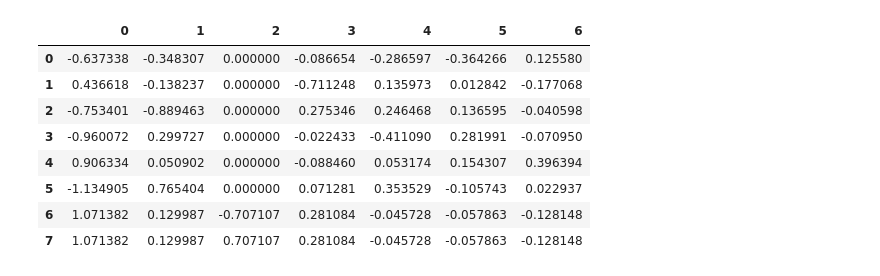
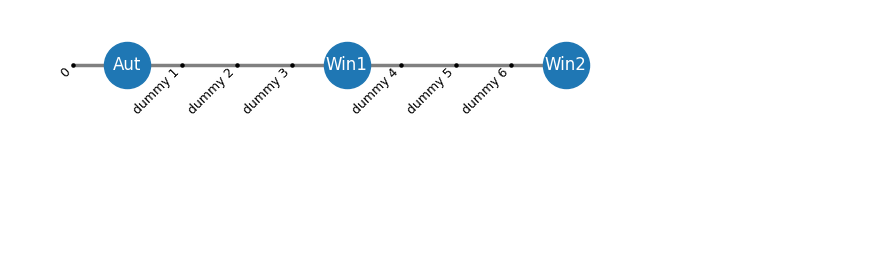
Before and after one commit to polimatt/MChem, a Jupyter notebook: multivariate_analysis/aem.ipynb, the cells around one changed output. Drawn from its saved outputs; the diff is of its cells as text; code cells hidden in the pictures; blank space fills up the shorter version.

```diff
--- a/multivariate_analysis/aem.ipynb
+++ b/multivariate_analysis/aem.ipynb
@@ -29,12 +18,0 @@ eigvals, proportion_explained, U, F = mvf.PCA(nodes_by_edges)
-# %%
-pd.DataFrame(F)
-# %% [output]
-|  | 0 | 1 | 2 | 3 | 4 | 5 | 6 |
-| 0 | -0.637338 | -0.348307 | 0.000000 | -0.086654 | -0.286597 | -0.364266 | 0.125580 |
-| 1 | 0.436618 | -0.138237 | 0.000000 | -0.711248 | 0.135973 | 0.012842 | -0.177068 |
-| 2 | -0.753401 | -0.889463 | 0.000000 | 0.275346 | 0.246468 | 0.136595 | -0.040598 |
-| 3 | -0.960072 | 0.299727 | 0.000000 | -0.022433 | -0.411090 | 0.281991 | -0.070950 |
-| 4 | 0.906334 | 0.050902 | 0.000000 | -0.088460 | 0.053174 | 0.154307 | 0.396394 |
-| 5 | -1.134905 | 0.765404 | 0.000000 | 0.071281 | 0.353529 | -0.105743 | 0.022937 |
-| 6 | 1.071382 | 0.129987 | -0.707107 | 0.281084 | -0.045728 | -0.057863 | -0.128148 |
-| 7 | 1.071382 | 0.129987 | 0.707107 | 0.281084 | -0.045728 | -0.057863 | -0.128148 |
@@ -40,0 +89,38 @@ pd.DataFrame(F)
+# %%
+edges = get_time_edges(t_points,n_dummies=n_dummies)
+nodes = np.array(['0']+list(np.array(edges)[:,1]))
+# %%
+mult = 5
+xs = np.arange(1,len(nodes)+1)*mult
+pos = []
+
+for i in range(len(nodes)):
+    pos.append([xs[i]+mult,0])
+pos = np.array(pos)
+# %%
+fig_graph, ax_graph = plt.subplots(figsize=(7,1))
+dummy_idx = np.where((np.strings.find(nodes, "dummy")==0)|(np.strings.find(nodes, "0")==0))
+samples_idx = np.where(~((np.strings.find(nodes, "dummy")==0)|(np.strings.find(nodes, "0")==0)))
+ax_graph.plot(pos[:,0],pos[:,1],lw=2.5,zorder=-1,c='gray')
+ax_graph.scatter(pos[samples_idx][:,0],pos[samples_idx][:,1],marker='o',s=1100)
+ax_graph.scatter(pos[dummy_idx][:,0],pos[dummy_idx][:,1],marker='o',s=5,c='k')
+
+for i in range(len(nodes)):
+    if 'dummy' in nodes[i] or '0' in nodes[i]:
+        ax_graph.text(pos[i,0],pos[i,1],nodes[i],rotation=45,va='top',ha='right',fontsize=9)
+
+    else:
+        ax_graph.text(pos[i,0],pos[i,1],nodes[i],va='center',ha='center',c='w',fontsize=12)
+
+# ax_graph.set_title('Temporal Graph for Three Successive Time Points',fontsize=15)
+
+ax_graph.spines['top'].set_visible(False)
+ax_graph.spines['right'].set_visible(False)
+ax_graph.spines['bottom'].set_visible(False)
+ax_graph.spines['left'].set_visible(False)
+ax_graph.get_xaxis().set_ticks([])
+ax_graph.get_yaxis().set_ticks([])
+
+fig_graph.savefig('aem_graph.svg', dpi = 600, facecolor = '#fff', bbox_inches='tight')
+# %% [output]
+[figure, added]
```
Also changed, not shown: parts of 17 cells of this notebook, 36 other files.
